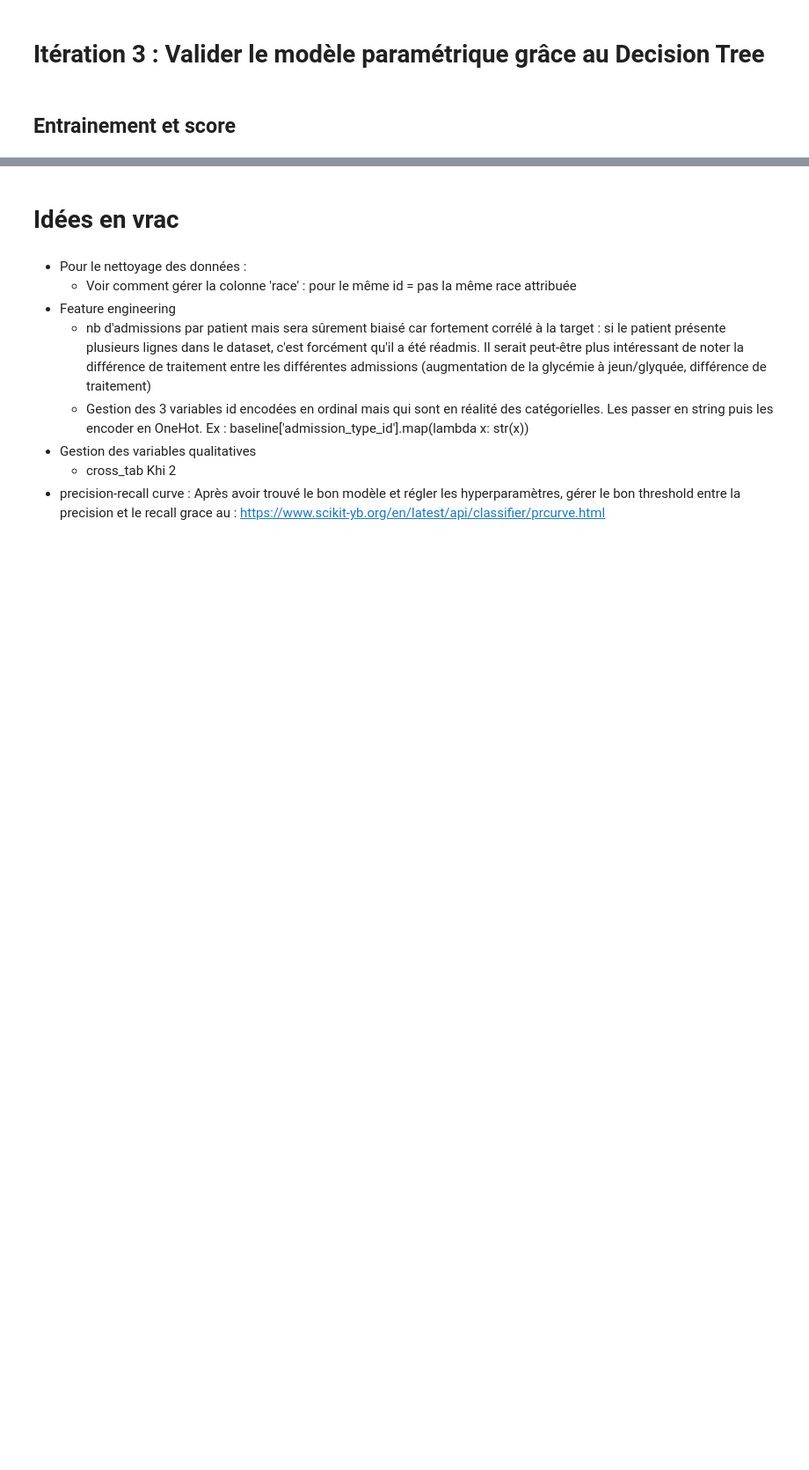
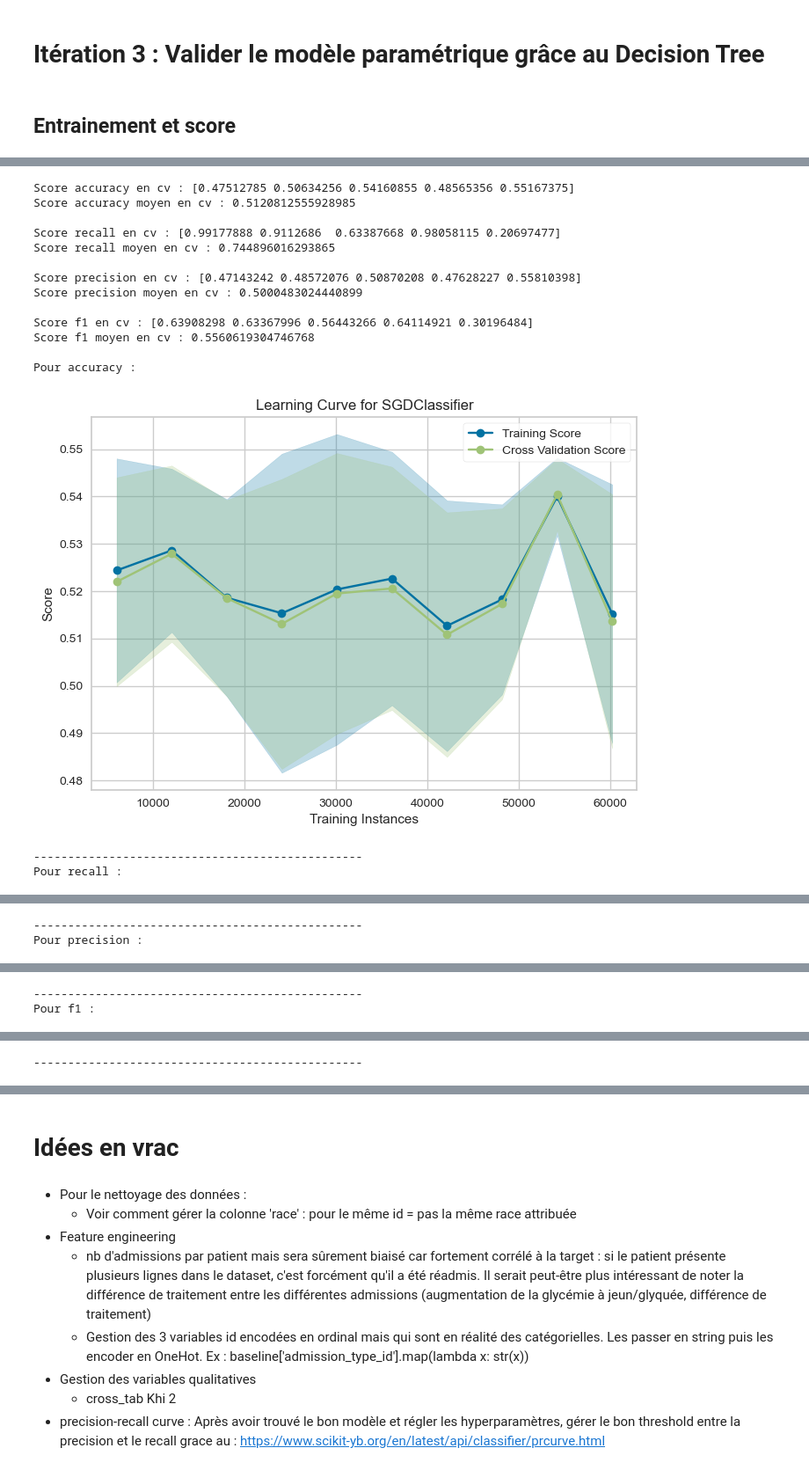
Before and after one commit to Gwendelina/130US_diabete, a Jupyter notebook: 130US_diabete.ipynb, the cells around one changed output, grey strips where cells are left out. Shown at 88% size. Drawn from its saved outputs; the diff is of its cells as text; code cells hidden in the pictures; blank space fills up the shorter version.

```diff
--- a/130US_diabete.ipynb
+++ b/130US_diabete.ipynb
@@ -2397,4 +2246,0 @@ import statsmodels.api as sm
-# %%
-# log_reg = sm.Logit(y_train.values.reshape(-1,1), X_train).fit()
-X_train = sm.add_constant(X_train)
-log_reg = sm.Logit(y_train, X_train).fit()
@@ -2504,4 +2358,0 @@ On constate que la mesure de l'hémoglobine glyquée est pertinente, ainsi que l
-# %%
-# On conserve le X_train déjà préprocessé mais on sélectionne les variables qui nous intéressent
-
-X_train = X_train[['num_lab_procedures','num_medications', 'number_diagnoses', 'time_in_hospital', 'age', 'diag_3', 'A1Cresult', 'insulin', 'discharge_disposition_transform',  'change']]
@@ -2571,3 +2358,0 @@ from sklearn.ensemble import RandomForestClassifier
-# %%
-SGDClassifier = SGDClassifier(random_state = 5)
-RandomForestClassifier = RandomForestClassifier(random_state=5)
@@ -2786,0 +2505,5 @@ plt.legend()
+# %%
+# On part sur un modèle non optimisé, or l'avantage du SGD est qu'il est plus puissant avec les paramètres optimisés.
+
+model_sgdc = SGDClassifier(random_state = 5)
+model_rfc = RandomForestClassifier(random_state=5)
@@ -2786,0 +2528,19 @@ plt.legend()
+# %%
+evaluation_cv(model_sgdc,  X_train, y_train)
+# %% [output]
+Score accuracy en cv : [0.47512785 0.50634256 0.54160855 0.48565356 0.55167375]
+Score accuracy moyen en cv : 0.5120812555928985
+
+Score recall en cv : [0.99177888 0.9112686  0.63387668 0.98058115 0.20697477]
+Score recall moyen en cv : 0.744896016293865
+
+Score precision en cv : [0.47143242 0.48572076 0.50870208 0.47628227 0.55810398]
+Score precision moyen en cv : 0.5000483024440899
+
+Score f1 en cv : [0.63908298 0.63367996 0.56443266 0.64114921 0.30196484]
+Score f1 moyen en cv : 0.5560619304746768
+
+Pour accuracy :
+[figure, added]
+------------------------------------------------
+Pour recall :
@@ -2786,0 +2548,2 @@ plt.legend()
+------------------------------------------------
+Pour precision :
@@ -2786,0 +2551,2 @@ plt.legend()
+------------------------------------------------
+Pour f1 :
@@ -2786,0 +2554 @@ plt.legend()
+------------------------------------------------
```
Also changed, not shown: parts of 240 cells of this notebook.
